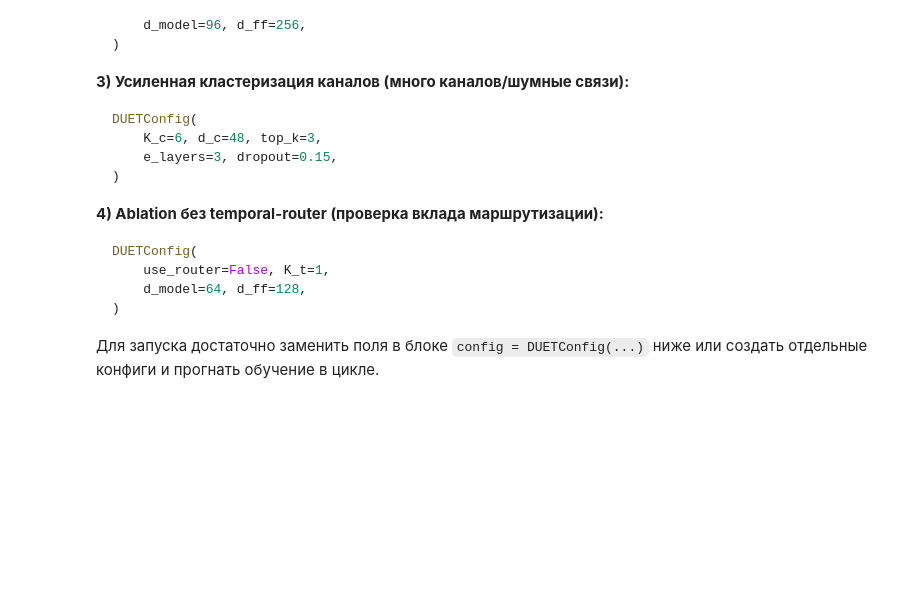
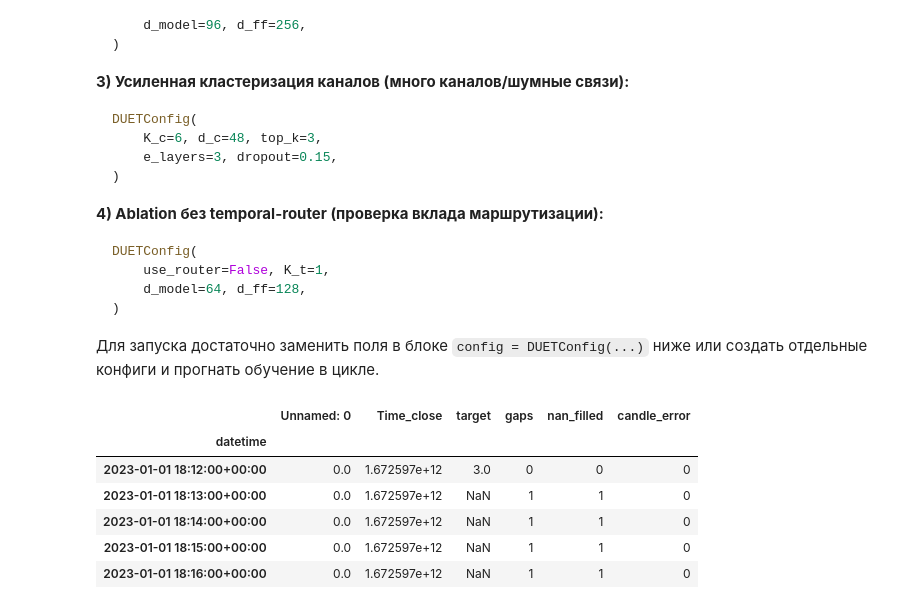
Before and after one commit to SIA86/-DUET, a Jupyter notebook: duet_class/DUET_classification.ipynb, the cells around one changed output. Drawn from its saved outputs; the diff is of its cells as text; code cells hidden in the pictures; blank space fills up the shorter version.

```diff
--- a/duet_class/DUET_classification.ipynb
+++ b/duet_class/DUET_classification.ipynb
@@ -164,10 +152,30 @@ DUETConfig(
 # %%
 # @title Загрузка данных
 
-df = joblib.load(joblib_path)
-preparer = FinancialTimeSeriesPreparer(
+df = joblib.load(DATA_PATH)
+labels = pd.read_csv(LABELS_PATH)
+
+data_preparer = FinancialTimeSeriesPreparer(
     tz="UTC",
     timestamp_col="timestamp",
     drop_warmup=True,
 )
-df, _ = preparer.prepare(df, ensure_ohlcv=True)
+labels_preparer = FinancialTimeSeriesPreparer(
+    tz="UTC",
+    timestamp_col="Time_close",
+    drop_warmup=True,
+)
+
+df, _ = data_preparer.prepare(df, ensure_ohlcv=True, from_date="2023-01-01", to_date="2024-01-30")
+labels, _ = labels_preparer.prepare(labels, ensure_ohlcv=False, from_date="2023-01-01", to_date="2024-01-30")
+
+labels.index = labels.index.round("1min")   # до ближайшей минуты
+labels.head()
+# %% [output]
+|  | Unnamed: 0 | Time_close | target | gaps | nan_filled | candle_error |
+| datetime |  |  |  |  |  |  |
+| 2023-01-01 18:12:00+00:00 | 0.0 | 1.672597e+12 | 3.0 | 0 | 0 | 0 |
+| 2023-01-01 18:13:00+00:00 | 0.0 | 1.672597e+12 | NaN | 1 | 1 | 0 |
+| 2023-01-01 18:14:00+00:00 | 0.0 | 1.672597e+12 | NaN | 1 | 1 | 0 |
+| 2023-01-01 18:15:00+00:00 | 0.0 | 1.672597e+12 | NaN | 1 | 1 | 0 |
+| 2023-01-01 18:16:00+00:00 | 0.0 | 1.672597e+12 | NaN | 1 | 1 | 0 |
```
Also changed, not shown: parts of 11 cells of this notebook, 1 other file.
